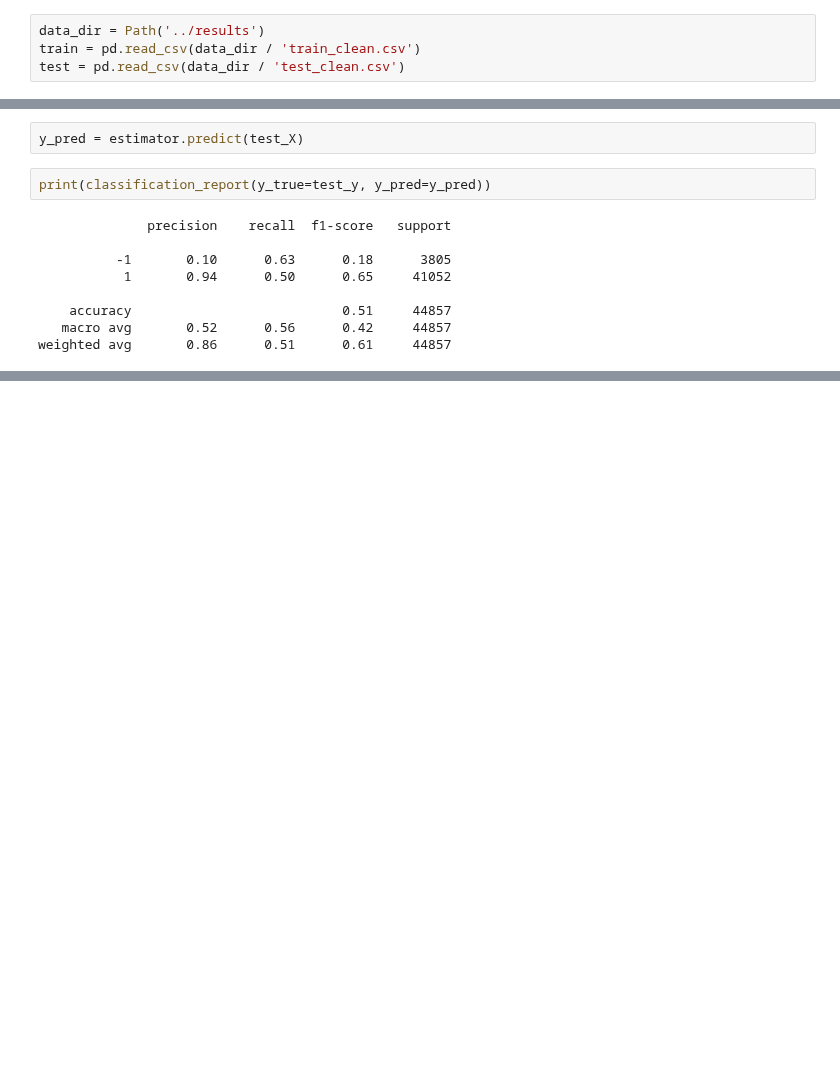
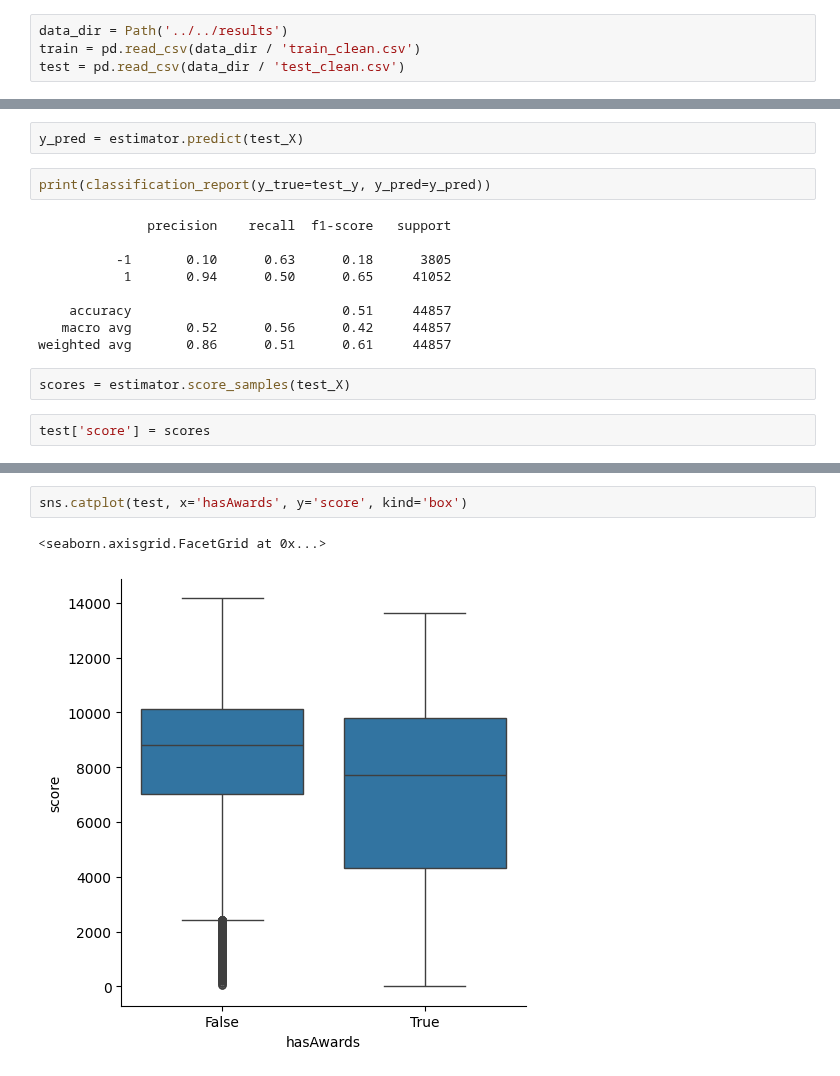
Before and after one commit to g-fabiani4-unipi/dm2_project, a Jupyter notebook: src/advanced_preprocessing/classification_based_anomaly_detection.ipynb, the cells around one changed output, grey strips where cells are left out. Drawn from its saved outputs; the diff is of its cells as text; blank space fills up the shorter version.

```diff
--- a/src/advanced_preprocessing/classification_based_anomaly_detection.ipynb
+++ b/src/advanced_preprocessing/classification_based_anomaly_detection.ipynb
@@ -25,5 +26,5 @@ from utils import draw_pr_curve_from_cv_results
 # %%
-data_dir = Path('../results')
+data_dir = Path('../../results')
 train = pd.read_csv(data_dir / 'train_clean.csv')
 test = pd.read_csv(data_dir / 'test_clean.csv')
 # %%
@@ -100,3 +105,7 @@ print(classification_report(y_true=test_y, y_pred=y_pred))
     accuracy                           0.51     44857
    macro avg       0.52      0.56      0.42     44857
 weighted avg       0.86      0.51      0.61     44857
+# %%
+scores = estimator.score_samples(test_X)
+# %%
+test['score'] = scores
@@ -102,0 +119,5 @@ weighted avg       0.86      0.51      0.61     44857
+# %%
+sns.catplot(test, x='hasAwards', y='score', kind='box')
+# %% [output]
+<seaborn.axisgrid.FacetGrid at 0x...>
+[figure, added]
```
Also changed, not shown: parts of 9 cells of this notebook, 4 other files.
